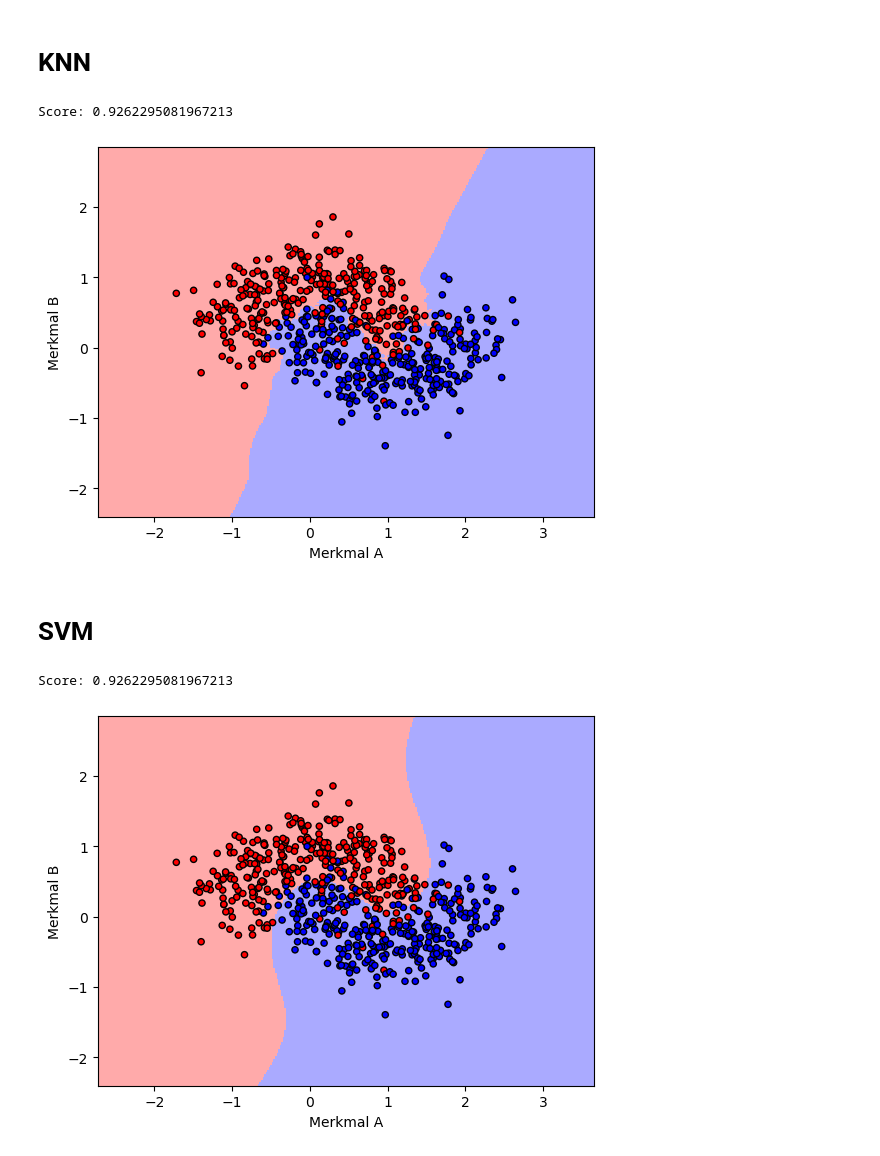
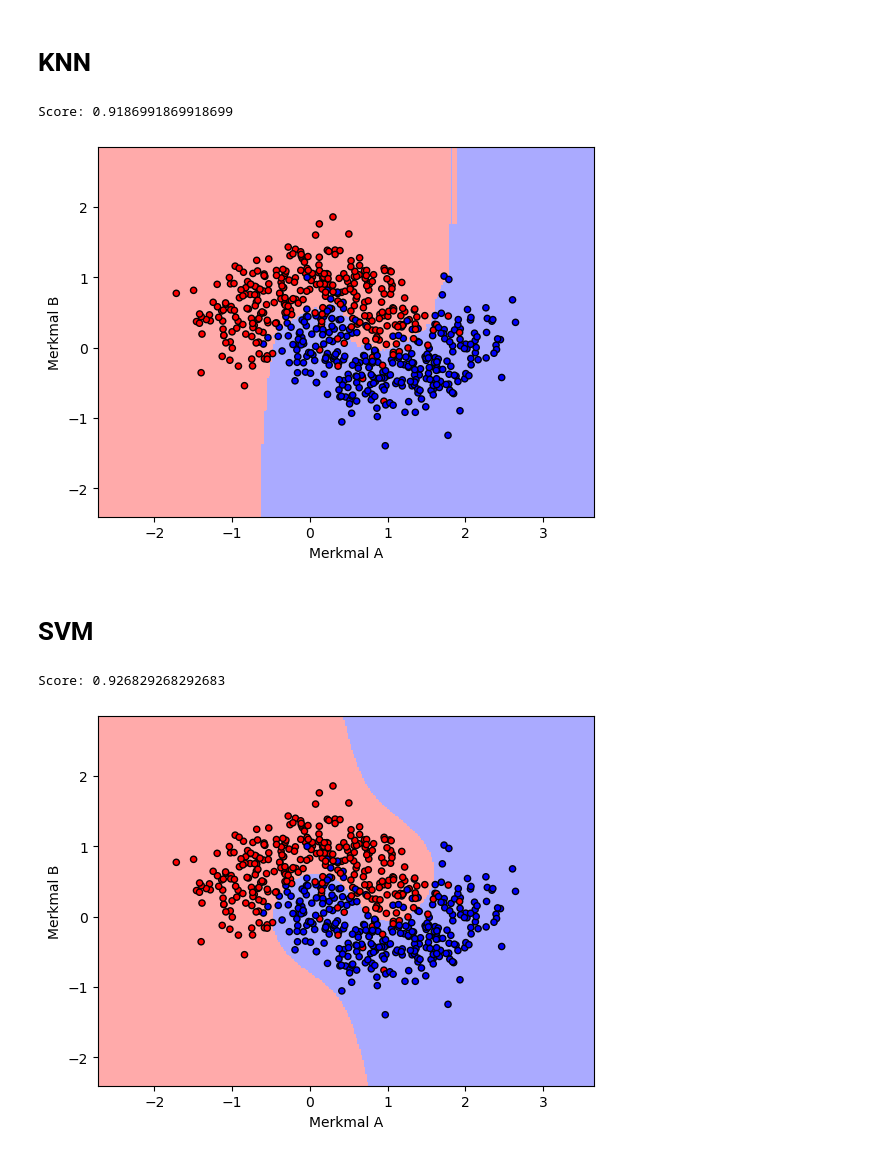
Before and after one commit to chs4562/seml_2023, a Jupyter notebook: Termin 2/termin2.ipynb, the cells around one changed output. Cells and saved outputs as stored; diff of their text form; code cells hidden in the pictures.

```diff
--- a/Termin 2/termin2.ipynb
+++ b/Termin 2/termin2.ipynb
@@ -44,7 +47,7 @@ Test dataset size: 122
 # Nearest Centroid Classifier
 # %%
 from sklearn.neighbors import NearestCentroid
-clf = NearestCentroid()
+clf = NearestCentroid(metric='cosine')
 clf.fit(x_train, y_train)
 print ("Score: " + str(clf.score(x_test, y_test)))
 plot_2d_seperator(clf, x, y)
@@ -67,7 +70,7 @@ Score: 0.819672131147541
 ### Decision Tree Classifier
 # %%
 from sklearn.tree import DecisionTreeClassifier
-clf = DecisionTreeClassifier()
+clf = DecisionTreeClassifier(criterion = 'log_loss')
 clf.fit(x_train, y_train)
 print ("Score: " + str(clf.score(x_test, y_test)))
 plot_2d_seperator(clf, x, y)
@@ -78,7 +81,7 @@ Score: 0.860655737704918
 ### Extra Tree Classifier
 # %%
 from sklearn.tree import ExtraTreeClassifier
-clf = ExtraTreeClassifier()
+clf = ExtraTreeClassifier(criterion = 'gini', splitter = 'best')
 clf.fit(x_train, y_train)
 print ("Score: " + str(clf.score(x_test, y_test)))
 plot_2d_seperator(clf, x, y)
@@ -100,21 +103,21 @@ Score: 0.9426229508196722
 # KNN
 # %%
 from sklearn.neighbors import KNeighborsClassifier
-clf = KNeighborsClassifier()
+clf = KNeighborsClassifier(n_neighbors = 21, algorithm = 'auto', leaf_size = 20, metric = 'manhattan')
 clf.fit(x_train, y_train)
 print ("Score: " + str(clf.score(x_test, y_test)))
 plot_2d_seperator(clf, x, y)
 # %% [output]
-Score: 0.9262295081967213
+Score: 0.9186991869918699
-[figure, old version]
+[figure, new version]
 # %% [markdown]
 # SVM
 # %%
 from sklearn.svm import SVC
-clf = SVC()
+clf = SVC(kernel='poly', degree = 3, gamma = 100.0, coef0 = 1.0)
 clf.fit(x_train, y_train)
 print ("Score: " + str(clf.score(x_test, y_test)))
 plot_2d_seperator(clf, x, y)
 # %% [output]
-Score: 0.9262295081967213
+Score: 0.926829268292683
-[figure, old version]
+[figure, new version]
```
Also changed, not shown: parts of 7 cells of this notebook, 5 other files.
